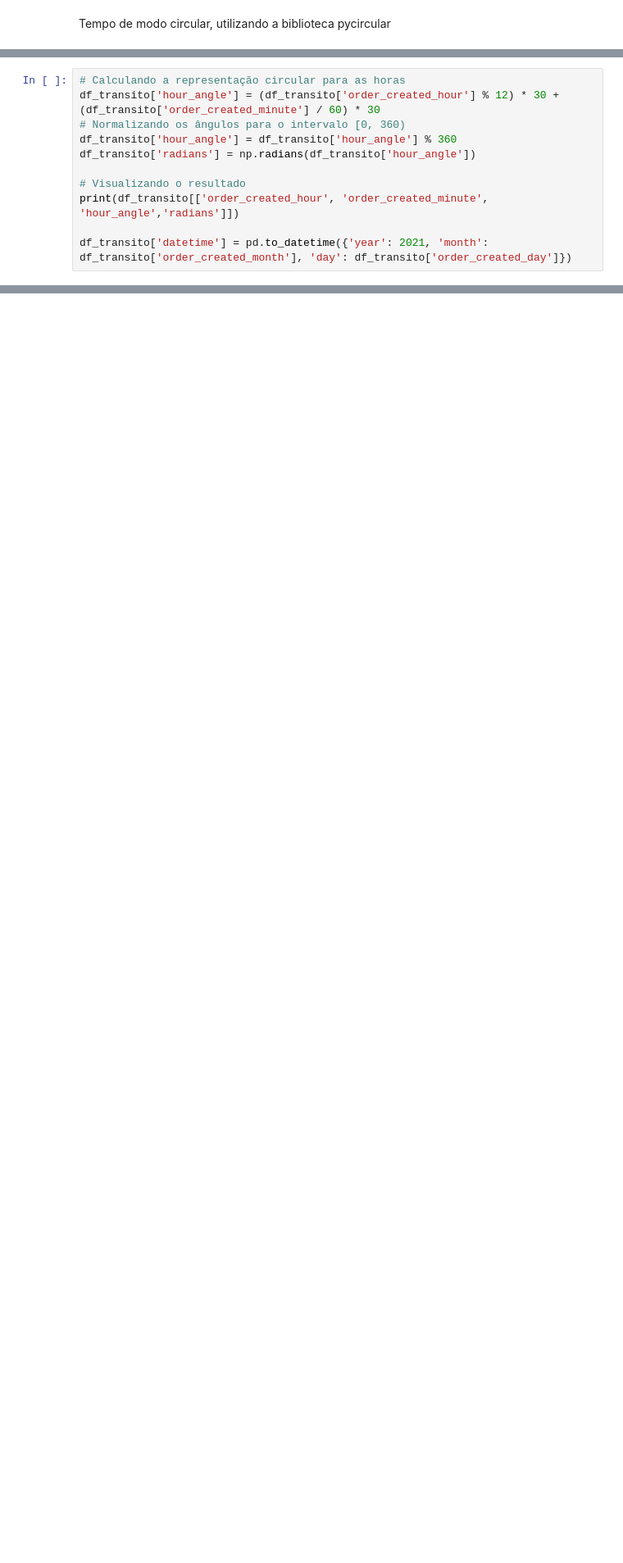
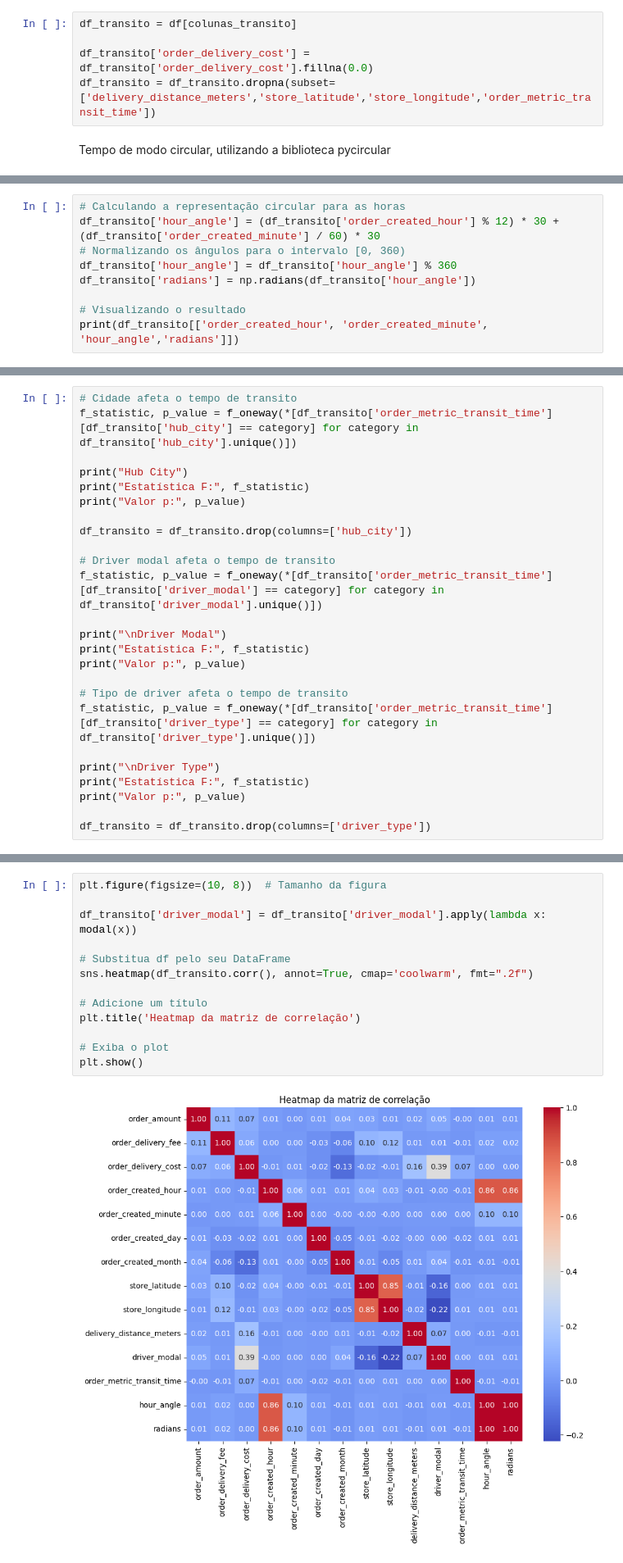
Before and after one commit to PedroMatusita/Previsao, a Jupyter notebook: matusita.ipynb, the cells around one changed output, grey strips where cells are left out. Shown at 82% size. Saved outputs shown, nothing was run; the diff lists cells and outputs as text; blank space fills up the shorter version.

```diff
--- a/matusita.ipynb
+++ b/matusita.ipynb
@@ -89,3 +93,8 @@ df_transito = df[colunas_transito]
+# %%
+df_transito = df[colunas_transito]
+
+df_transito['order_delivery_cost'] = df_transito['order_delivery_cost'].fillna(0.0)
+df_transito = df_transito.dropna(subset=['delivery_distance_meters','store_latitude','store_longitude','order_metric_transit_time'])
 # %% [markdown]
 Tempo de modo circular, utilizando a biblioteca pycircular
 # %% [markdown]
@@ -102,8 +111,6 @@ df_transito['radians'] = np.radians(df_transito['hour_angle'])
 
 # Visualizando o resultado
 print(df_transito[['order_created_hour', 'order_created_minute', 'hour_angle','radians']])
-
-df_transito['datetime'] = pd.to_datetime({'year': 2021, 'month': df_transito['order_created_month'], 'day': df_transito['order_created_day']})
 # %% [output]
         order_created_hour  order_created_minute  hour_angle   radians
 0                       15                    49       114.5  1.998402
@@ -151,0 +161,25 @@ Análise estatísica:
+# %%
+# Cidade afeta o tempo de transito
+f_statistic, p_value = f_oneway(*[df_transito['order_metric_transit_time'][df_transito['hub_city'] == category] for category in df_transito['hub_city'].unique()])
+
+print("Hub City")
+print("Estatística F:", f_statistic)
+print("Valor p:", p_value)
+
+df_transito = df_transito.drop(columns=['hub_city'])
+
+# Driver modal afeta o tempo de transito
+f_statistic, p_value = f_oneway(*[df_transito['order_metric_transit_time'][df_transito['driver_modal'] == category] for category in df_transito['driver_modal'].unique()])
+
+print("\nDriver Modal")
+print("Estatística F:", f_statistic)
+print("Valor p:", p_value)
+
+# Tipo de driver afeta o tempo de transito
+f_statistic, p_value = f_oneway(*[df_transito['order_metric_transit_time'][df_transito['driver_type'] == category] for category in df_transito['driver_type'].unique()])
+
+print("\nDriver Type")
+print("Estatística F:", f_statistic)
+print("Valor p:", p_value)
+
+df_transito = df_transito.drop(columns=['driver_type'])
@@ -151,0 +198,15 @@ Análise estatísica:
+# %%
+plt.figure(figsize=(10, 8))  # Tamanho da figura
+
+df_transito['driver_modal'] = df_transito['driver_modal'].apply(lambda x: modal(x))
+
+# Substitua df pelo seu DataFrame
+sns.heatmap(df_transito.corr(), annot=True, cmap='coolwarm', fmt=".2f")
+
+# Adicione um título
+plt.title('Heatmap da matriz de correlação')
+
+# Exiba o plot
+plt.show()
+# %% [output]
+[figure, added]
```
Also changed, not shown: parts of 21 cells of this notebook.
